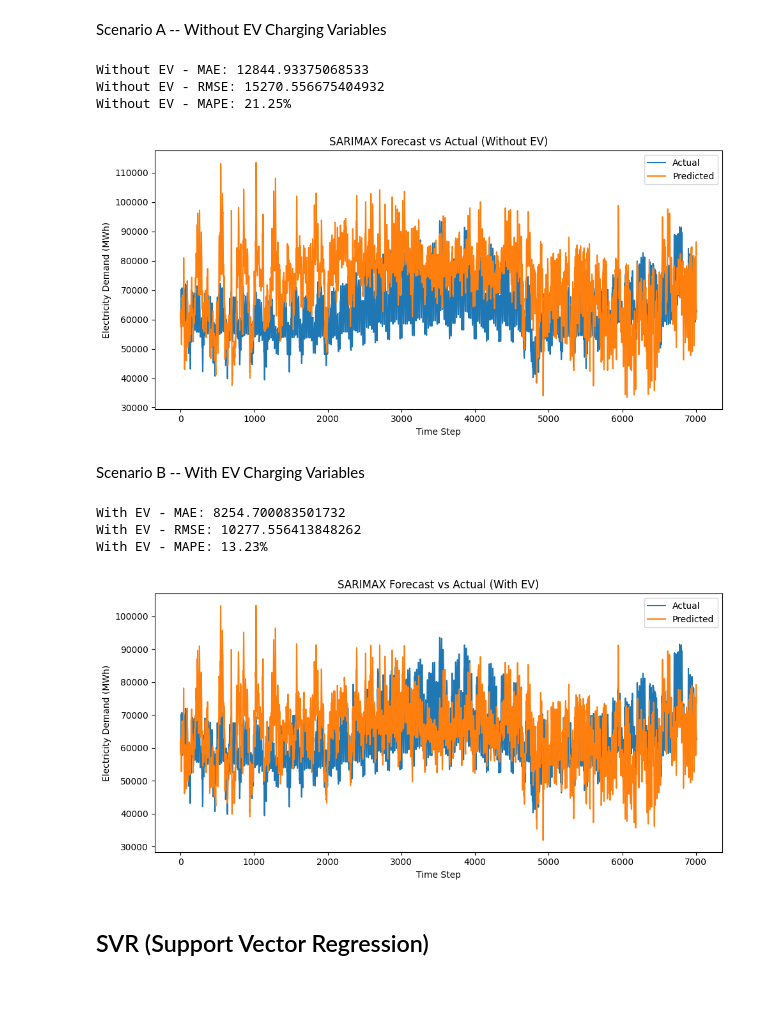
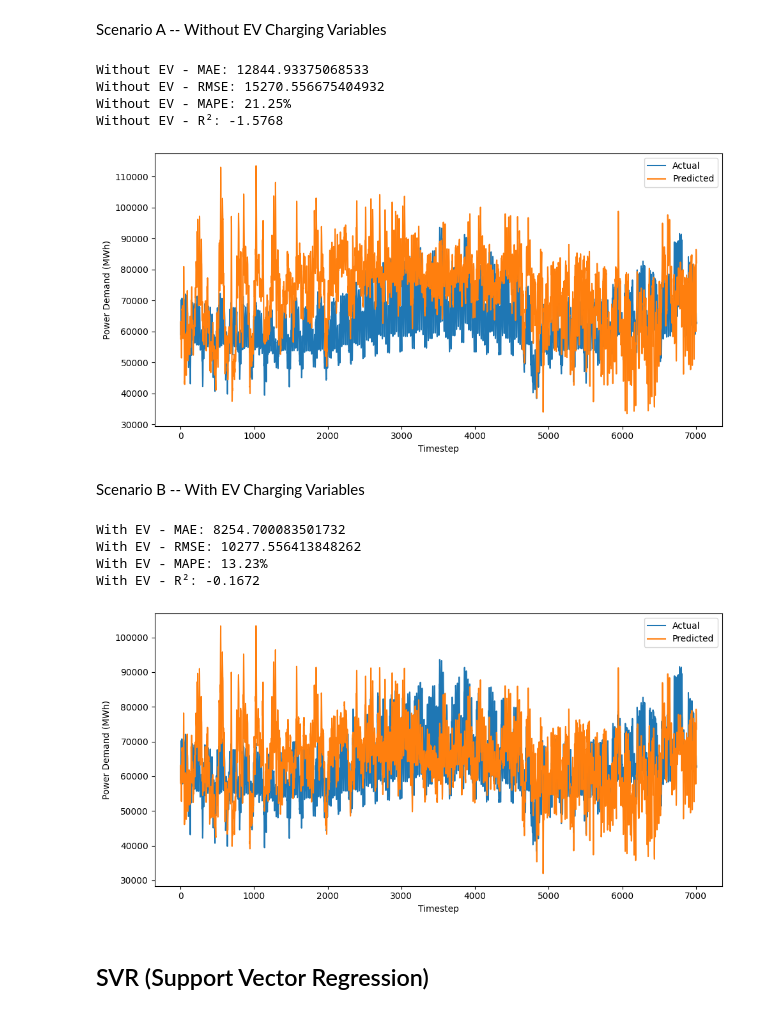
Before and after one commit to chevalier08/CST3390-Individual-Project, a Jupyter notebook: EV_data_analysis.ipynb, the cells around one changed output. Cells and saved outputs as stored; diff of their text form; code cells hidden in the pictures.

```diff
--- a/EV_data_analysis.ipynb
+++ b/EV_data_analysis.ipynb
@@ -202,7 +202,7 @@ Index(['power_demand_MWh', 'EV_fast_charging', 'EV_slow_charging',
 Scenario A -- Without EV Charging Variables
 # %%
 from statsmodels.tsa.statespace.sarimax import SARIMAX
-from sklearn.metrics import mean_absolute_error, mean_squared_error
+from sklearn.metrics import mean_absolute_error, mean_squared_error, r2_score
 import numpy as np
 
 y = df['power_demand_MWh'] #Defining target variable
@@ -242,10 +242,12 @@ forecast_noEV = results_noEV.predict(start=len(y_train),
 mae_noEV = mean_absolute_error(y_test, forecast_noEV)
 rmse_noEV = np.sqrt(mean_squared_error(y_test, forecast_noEV))
 mape_noEV = np.mean(np.abs((y_test - forecast_noEV) / y_test)) * 100
+r2_noEV = r2_score(y_test, forecast_noEV)
 
 print("Without EV - MAE:", mae_noEV)
 print("Without EV - RMSE:", rmse_noEV)
 print("Without EV - MAPE: {:.2f}%".format(mape_noEV))
+print("Without EV - R²: {:.4f}".format(r2_noEV))
 
 # Prediction vs Actual plot
 import matplotlib.pyplot as plt
@@ -254,9 +256,9 @@ plt.figure(figsize=(10,5))
 plt.plot(y_test.values, label="Actual")
 plt.plot(forecast_noEV.values, label="Predicted")
 
-plt.title("SARIMAX Forecast vs Actual (Without EV)")
-plt.xlabel("Time Step")
-plt.ylabel("Electricity Demand (MWh)")
+#plt.title("SARIMAX Forecast vs Actual (Without EV)")
+plt.xlabel("Timestep")
+plt.ylabel("Power Demand (MWh)")
 plt.legend()
 plt.tight_layout()
 plt.show()
@@ -264,7 +266,8 @@ plt.show()
 Without EV - MAE: 12844.93375068533
 Without EV - RMSE: 15270.556675404932
 Without EV - MAPE: 21.25%
+Without EV - R²: -1.5768
-[figure, old version]
+[figure, new version]
 # %% [markdown]
 Scenario B -- With EV Charging Variables
 # %%
@@ -290,38 +293,41 @@ model_withEV = SARIMAX(y_train,
 results_withEV = model_withEV.fit()
 
 forecast_withEV = results_withEV.predict(start=len(y_train),
                                          end=len(y_train)+len(y_test)-1,
                                          exog=X_test_withEV)
 
-from sklearn.metrics import mean_absolute_error, mean_squared_error
+from sklearn.metrics import mean_absolute_error, mean_squared_error, r2_score
 import numpy as np
 
 mae_withEV = mean_absolute_error(y_test, forecast_withEV)
 rmse_withEV = np.sqrt(mean_squared_error(y_test, forecast_withEV))
 mape_withEV = np.mean(np.abs((y_test - forecast_withEV) / y_test)) * 100
+r2_withEV = r2_score(y_test, forecast_withEV)
 
 print("With EV - MAE:", mae_withEV)
 print("With EV - RMSE:", rmse_withEV)
 print("With EV - MAPE: {:.2f}%".format(mape_withEV))
+print("With EV - R²: {:.4f}".format(r2_withEV))
 
 # Prediction vs Actual plot
 import matplotlib.pyplot as plt
 
 plt.figure(figsize=(10,5))
 plt.plot(y_test.values, label="Actual")
 plt.plot(forecast_withEV.values, label="Predicted")
 
-plt.title("SARIMAX Forecast vs Actual (With EV)")
-plt.xlabel("Time Step")
-plt.ylabel("Electricity Demand (MWh)")
+#plt.title("SARIMAX Forecast vs Actual (With EV)")
+plt.xlabel("Timestep")
+plt.ylabel("Power Demand (MWh)")
 plt.legend()
 plt.tight_layout()
 plt.show()
 # %% [output]
 With EV - MAE: 8254.700083501732
 With EV - RMSE: 10277.556413848262
 With EV - MAPE: 13.23%
+With EV - R²: -0.1672
-[figure, old version]
+[figure, new version]
 # %% [markdown]
 ## SVR (Support Vector Regression)
 # %% [markdown]
```
Also changed, not shown: parts of 4 cells of this notebook.
